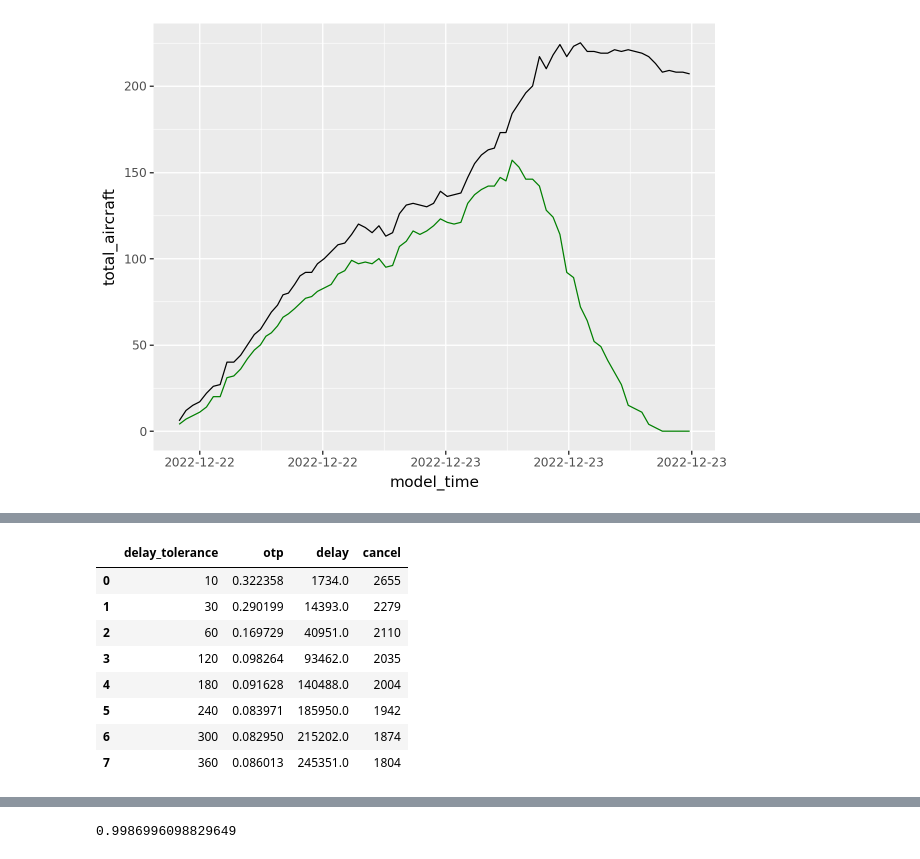
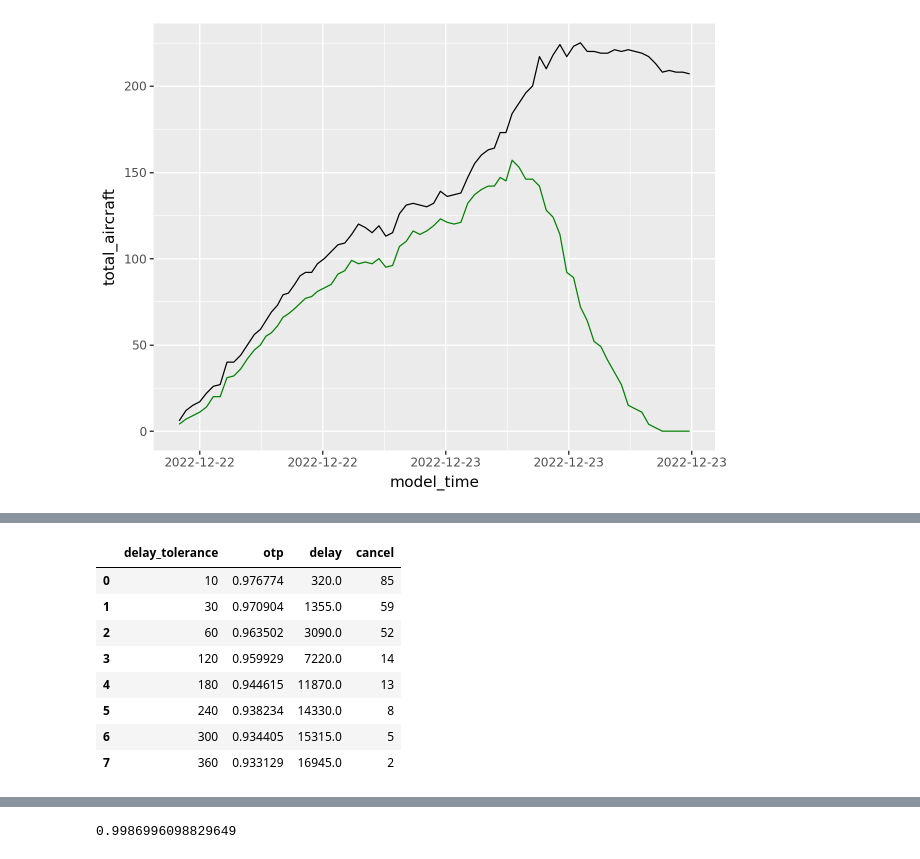
Before and after one commit to broad-well/recovair-abm, a Jupyter notebook: validation/compare_outcomes_once.ipynb, the cells around one changed output, grey strips where cells are left out. Saved outputs shown, nothing was run; the diff lists cells and outputs as text; code cells hidden in the pictures.

```diff
--- a/validation/compare_outcomes_once.ipynb
+++ b/validation/compare_outcomes_once.ipynb
@@ -228,7 +229,7 @@ delay_cancel_dfs_df
 # %%
 delay_cancel_df_data = []
 for delay_tolerance in [10, 30, *range(60, 361, 60)]:
-    sim = pd.read_csv(f'../results-2022-12-22_{delay_tolerance}-flights.csv')
+    sim = pd.read_csv(f'../results-2022-12-22_{delay_tolerance}-nodisrupt-flights.csv')
     sim['arr_time'] = pd.to_datetime(sim['arr_time'], utc=True)
     sim['sched_arr'] = pd.to_datetime(sim['sched_arr'], utc=True)
     sim['sched_dep'] = pd.to_datetime(sim['sched_dep'], utc=True)
@@ -246,23 +247,23 @@ for delay_tolerance in [10, 30, *range(60, 361, 60)]:
 delay_cancel_df = pd.DataFrame(delay_cancel_df_data)
 delay_cancel_df
 
-delay_cancel_df_data = []
-for delay_tolerance in [10, 30, *range(60, 361, 60)]:
-    sim = pd.read_csv(f'../results-2022-12-22-aircraftdfs_{delay_tolerance}-flights.csv')
-    sim['arr_time'] = pd.to_datetime(sim['arr_time'], utc=True)
-    sim['sched_arr'] = pd.to_datetime(sim['sched_arr'], utc=True)
-    sim['sched_dep'] = pd.to_datetime(sim['sched_dep'], utc=True)
-    sim['dep_time'] = pd.to_datetime(sim['dep_time'], utc=True)
-    comp_delay = co.OutcomeComparison(comp2022.actual, sim)
-    print(delay_tolerance, 'otp', comp_delay.compare_otp())
-    print(delay_tolerance, 'delay', comp_delay.compare_total_delay())
-    print(delay_tolerance, 'cancel', comp_delay.compare_num_cancellations())
-    delay_cancel_df_data.append({
-        'delay_tolerance': delay_tolerance,
-        'otp': comp_delay.compare_otp()['sim'],
-        'delay': comp_delay.compare_total_delay()['sim'],
-        'cancel': comp_delay.compare_num_cancellations()['sim']
-    })
-delay_cancel_dfs_df = pd.DataFrame(delay_cancel_df_data)
-delay_cancel_dfs_df
+# delay_cancel_df_data = []
+# for delay_tolerance in [10, 30, *range(60, 361, 60)]:
+#     sim = pd.read_csv(f'../results-2022-12-22-aircraftdfs_{delay_tolerance}-flights.csv')
+#     sim['arr_time'] = pd.to_datetime(sim['arr_time'], utc=True)
+#     sim['sched_arr'] = pd.to_datetime(sim['sched_arr'], utc=True)
+#     sim['sched_dep'] = pd.to_datetime(sim['sched_dep'], utc=True)
+#     sim['dep_time'] = pd.to_datetime(sim['dep_time'], utc=True)
+#     comp_delay = co.OutcomeComparison(comp2022.actual, sim)
+#     print(delay_tolerance, 'otp', comp_delay.compare_otp())
+#     print(delay_tolerance, 'delay', comp_delay.compare_total_delay())
+#     print(delay_tolerance, 'cancel', comp_delay.compare_num_cancellations())
+#     delay_cancel_df_data.append({
+#         'delay_tolerance': delay_tolerance,
+#         'otp': comp_delay.compare_otp()['sim'],
+#         'delay': comp_delay.compare_total_delay()['sim'],
+#         'cancel': comp_delay.compare_num_cancellations()['sim']
+#     })
+# delay_cancel_dfs_df = pd.DataFrame(delay_cancel_df_data)
+# delay_cancel_dfs_df
 # %% [output]
@@ -286,10 +287,10 @@ delay_cancel_dfs_df
 |  | delay_tolerance | otp | delay | cancel |
-| 0 | 10 | 0.322358 | 1734.0 | 2655 |
-| 1 | 30 | 0.290199 | 14393.0 | 2279 |
-| 2 | 60 | 0.169729 | 40951.0 | 2110 |
-| 3 | 120 | 0.098264 | 93462.0 | 2035 |
-| 4 | 180 | 0.091628 | 140488.0 | 2004 |
-| 5 | 240 | 0.083971 | 185950.0 | 1942 |
-| 6 | 300 | 0.082950 | 215202.0 | 1874 |
-| 7 | 360 | 0.086013 | 245351.0 | 1804 |
+| 0 | 10 | 0.976774 | 320.0 | 85 |
+| 1 | 30 | 0.970904 | 1355.0 | 59 |
+| 2 | 60 | 0.963502 | 3090.0 | 52 |
+| 3 | 120 | 0.959929 | 7220.0 | 14 |
+| 4 | 180 | 0.944615 | 11870.0 | 13 |
+| 5 | 240 | 0.938234 | 14330.0 | 8 |
+| 6 | 300 | 0.934405 | 15315.0 | 5 |
+| 7 | 360 | 0.933129 | 16945.0 | 2 |
 # %%
```
Also changed, not shown: parts of 16 cells of this notebook, 2 other files.
